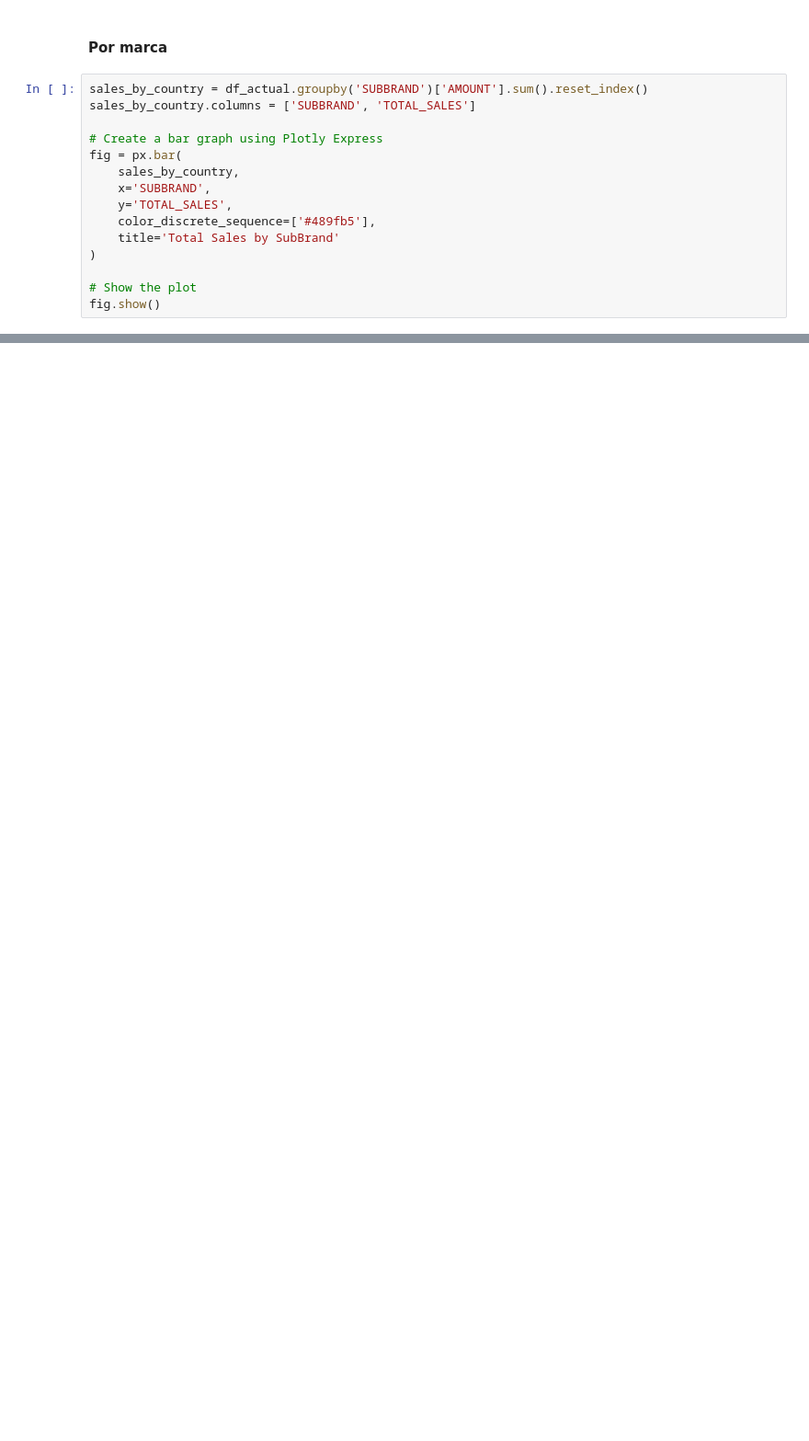
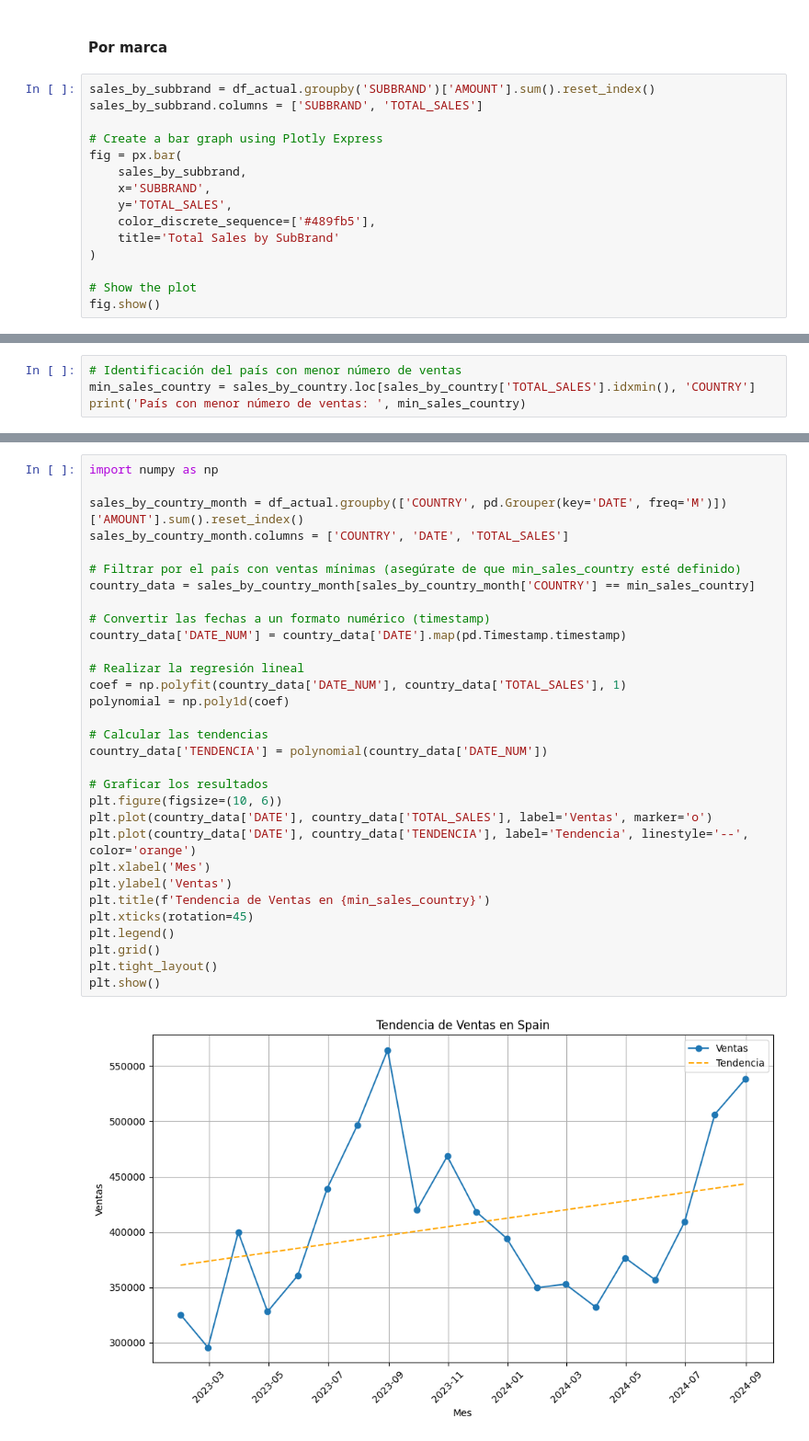
Before and after one commit to luciacasass/UFV-VisualizacionDatos, a Jupyter notebook: EjerciciosClase/Clase_2.ipynb, the cells around one changed output, grey strips where cells are left out. Shown: that part at 92% size. Drawn from its saved outputs; the diff is of its cells as text; blank space fills up the shorter version.

```diff
--- a/EjerciciosClase/Clase_2.ipynb
+++ b/EjerciciosClase/Clase_2.ipynb
@@ -164,12 +164,12 @@ fig.show()
 # %% [markdown]
 #### Por marca
 # %%
-sales_by_country = df_actual.groupby('SUBBRAND')['AMOUNT'].sum().reset_index()
-sales_by_country.columns = ['SUBBRAND', 'TOTAL_SALES']
+sales_by_subbrand = df_actual.groupby('SUBBRAND')['AMOUNT'].sum().reset_index()
+sales_by_subbrand.columns = ['SUBBRAND', 'TOTAL_SALES']
 
 # Create a bar graph using Plotly Express
 fig = px.bar(
-    sales_by_country,
+    sales_by_subbrand,
     x='SUBBRAND',
     y='TOTAL_SALES',
     color_discrete_sequence=['#489fb5'],
@@ -182,0 +186,4 @@ fig.show()
+# %%
+# Identificación del país con menor número de ventas
+min_sales_country = sales_by_country.loc[sales_by_country['TOTAL_SALES'].idxmin(), 'COUNTRY']
+print('País con menor número de ventas: ', min_sales_country)
@@ -182,0 +192,33 @@ fig.show()
+# %%
+import numpy as np
+
+sales_by_country_month = df_actual.groupby(['COUNTRY', pd.Grouper(key='DATE', freq='M')])['AMOUNT'].sum().reset_index()
+sales_by_country_month.columns = ['COUNTRY', 'DATE', 'TOTAL_SALES']
+
+# Filtrar por el país con ventas mínimas (asegúrate de que min_sales_country esté definido)
+country_data = sales_by_country_month[sales_by_country_month['COUNTRY'] == min_sales_country]
+
+# Convertir las fechas a un formato numérico (timestamp)
+country_data['DATE_NUM'] = country_data['DATE'].map(pd.Timestamp.timestamp)
+
+# Realizar la regresión lineal
+coef = np.polyfit(country_data['DATE_NUM'], country_data['TOTAL_SALES'], 1)
+polynomial = np.poly1d(coef)
+
+# Calcular las tendencias
+country_data['TENDENCIA'] = polynomial(country_data['DATE_NUM'])
+
+# Graficar los resultados
+plt.figure(figsize=(10, 6))
+plt.plot(country_data['DATE'], country_data['TOTAL_SALES'], label='Ventas', marker='o')
+plt.plot(country_data['DATE'], country_data['TENDENCIA'], label='Tendencia', linestyle='--', color='orange')
+plt.xlabel('Mes')
+plt.ylabel('Ventas')
+plt.title(f'Tendencia de Ventas en {min_sales_country}')
+plt.xticks(rotation=45)
+plt.legend()
+plt.grid()
+plt.tight_layout()
+plt.show()
+# %% [output]
+[figure, added]
```
Also changed, not shown: parts of 9 cells of this notebook.
